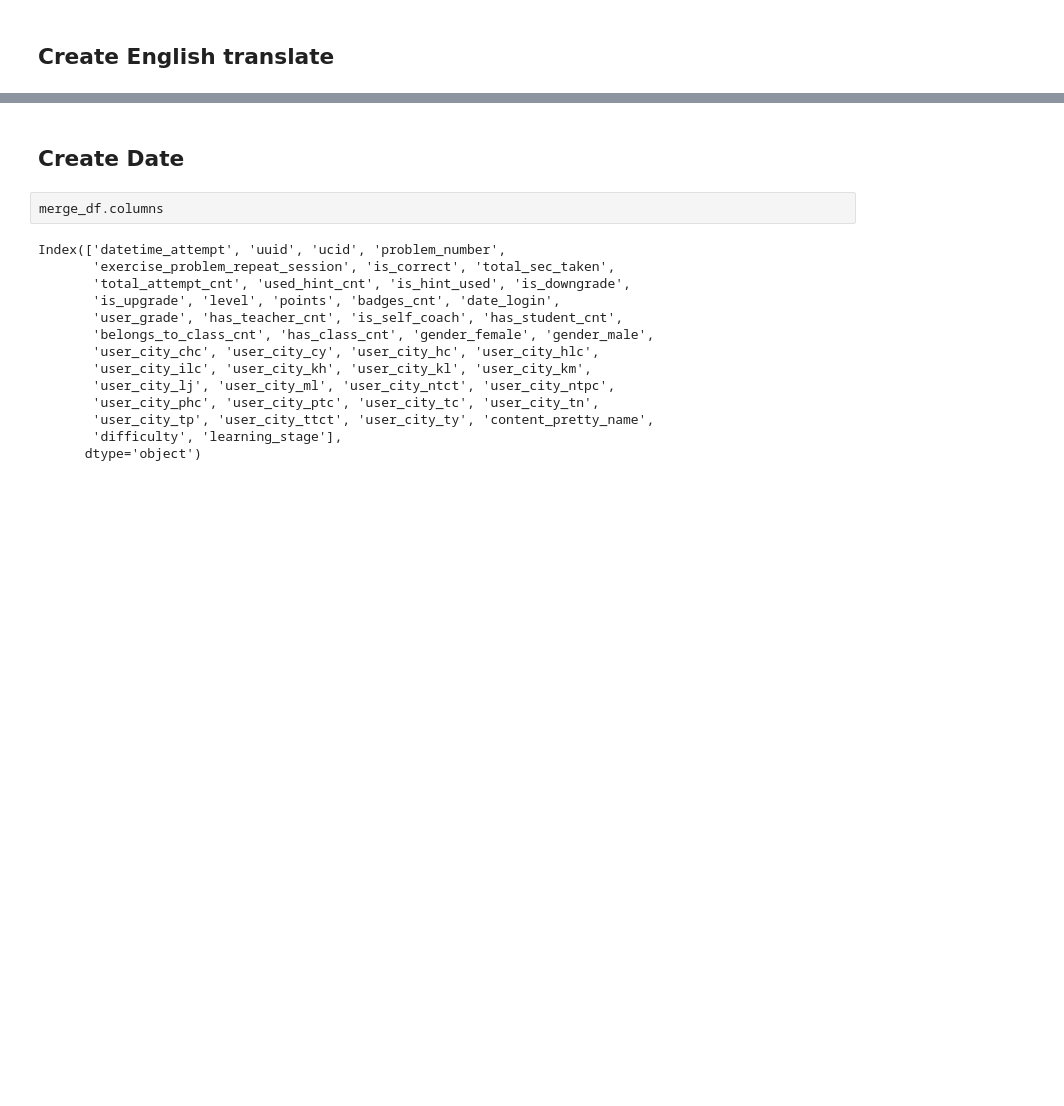
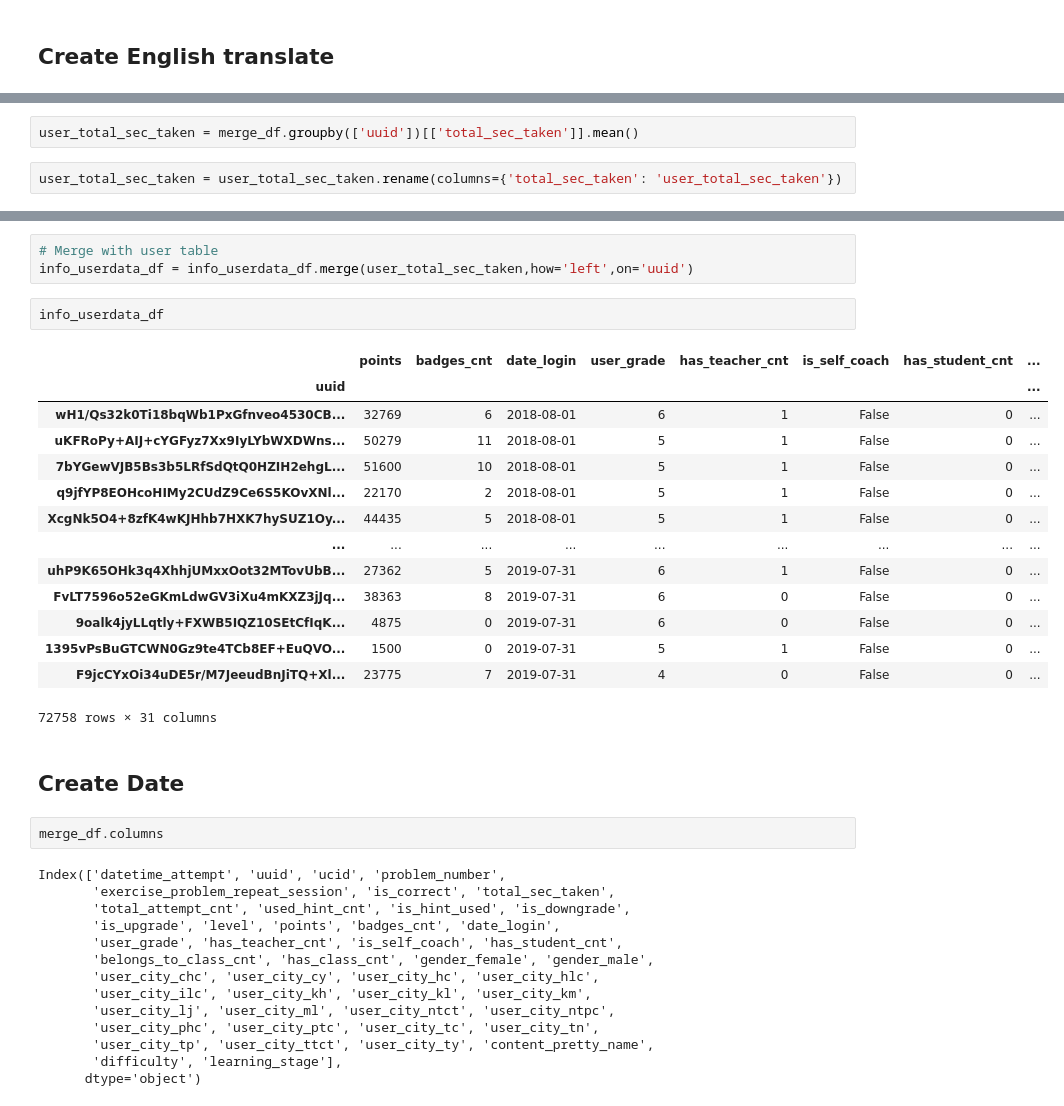
Before and after one commit to likweitan/Assessing-the-Readiness-of-HEI-in-Malaysia-to-Accept-Generation-Alpha, a Jupyter notebook: notebooks/2.3-feature-engineering.ipynb, the cells around one changed output, grey strips where cells are left out. Cells and saved outputs as stored; diff of their text form; blank space fills up the shorter version.

```diff
--- a/notebooks/2.3-feature-engineering.ipynb
+++ b/notebooks/2.3-feature-engineering.ipynb
@@ -69,0 +72,4 @@ merge_df.head()
+# %%
+user_total_sec_taken = merge_df.groupby(['uuid'])[['total_sec_taken']].mean()
+# %%
+user_total_sec_taken = user_total_sec_taken.rename(columns={'total_sec_taken': 'user_total_sec_taken'})
@@ -70,3 +93,23 @@ merge_df.head()
+# %%
+# Merge with user table
+info_userdata_df = info_userdata_df.merge(user_total_sec_taken,how='left',on='uuid')
+# %%
+info_userdata_df
+# %% [output]
+|  | points | badges_cnt | date_login | user_grade | has_teacher_cnt | is_self_coach | has_student_cnt | ... |
+| uuid |  |  |  |  |  |  |  | ... |
+| wH1/Qs32k0Ti18bqWb1PxGfnveo4530CB... | 32769 | 6 | 2018-08-01 | 6 | 1 | False | 0 | ... |
+| uKFRoPy+AIJ+cYGFyz7Xx9IyLYbWXDWns... | 50279 | 11 | 2018-08-01 | 5 | 1 | False | 0 | ... |
+| 7bYGewVJB5Bs3b5LRfSdQtQ0HZIH2ehgL... | 51600 | 10 | 2018-08-01 | 5 | 1 | False | 0 | ... |
+| q9jfYP8EOHcoHIMy2CUdZ9Ce6S5KOvXNl... | 22170 | 2 | 2018-08-01 | 5 | 1 | False | 0 | ... |
+| XcgNk5O4+8zfK4wKJHhb7HXK7hySUZ1Oy... | 44435 | 5 | 2018-08-01 | 5 | 1 | False | 0 | ... |
+| ... | ... | ... | ... | ... | ... | ... | ... | ... |
+| uhP9K65OHk3q4XhhjUMxxOot32MTovUbB... | 27362 | 5 | 2019-07-31 | 6 | 1 | False | 0 | ... |
+| FvLT7596o52eGKmLdwGV3iXu4mKXZ3jJq... | 38363 | 8 | 2019-07-31 | 6 | 0 | False | 0 | ... |
+| 9oalk4jyLLqtly+FXWB5IQZ10SEtCfIqK... | 4875 | 0 | 2019-07-31 | 6 | 0 | False | 0 | ... |
+| 1395vPsBuGTCWN0Gz9te4TCb8EF+EuQVO... | 1500 | 0 | 2019-07-31 | 5 | 1 | False | 0 | ... |
+| F9jcCYxOi34uDE5r/M7JeeudBnJiTQ+Xl... | 23775 | 7 | 2019-07-31 | 4 | 0 | False | 0 | ... |
+72758 rows × 31 columns
 # %% [markdown]
 ## Create Date
 # %%
```
Also changed, not shown: parts of 4 cells of this notebook, 3 other files.
